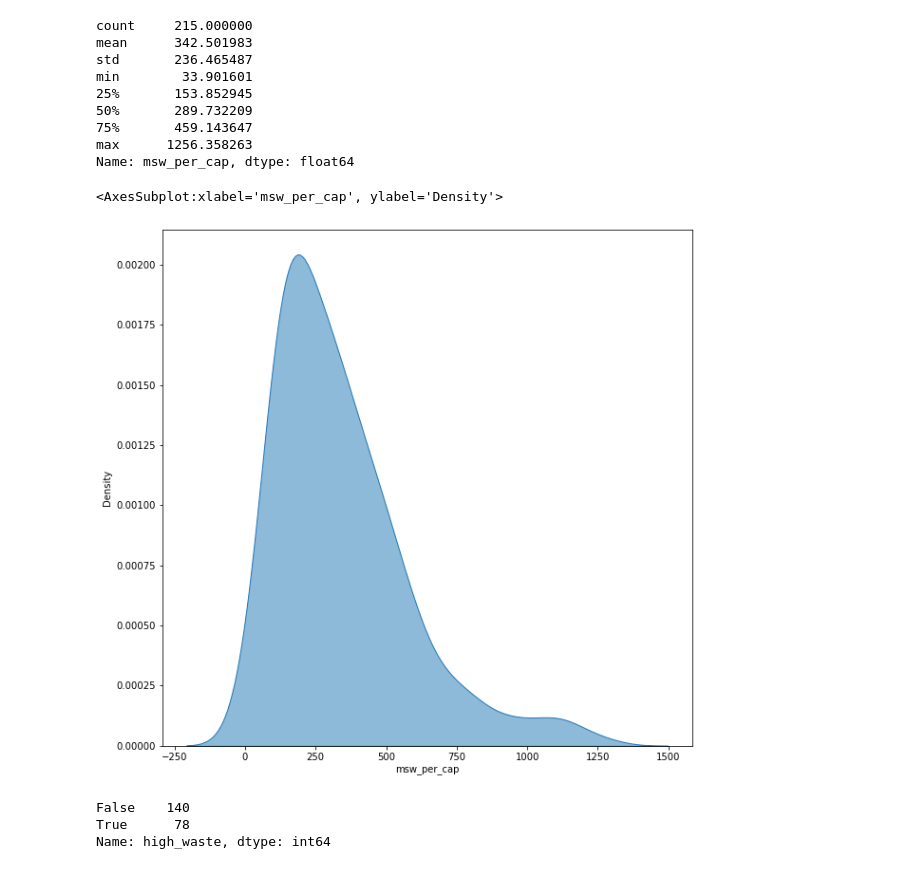
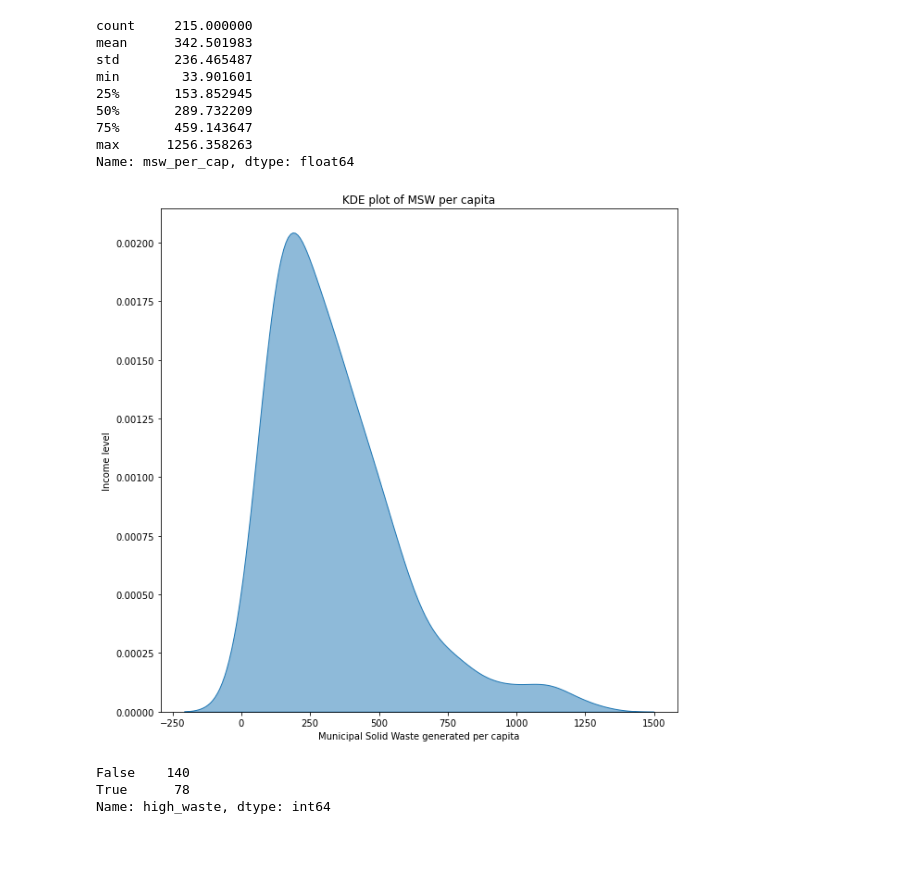
Before and after one commit to Nupur-Patil/trashmap, a Jupyter notebook: notebooks/01b_EDA.ipynb, the cells around one changed output. Saved outputs shown, nothing was run; the diff lists cells and outputs as text; code cells hidden in the pictures.

```diff
--- a/notebooks/01b_EDA.ipynb
+++ b/notebooks/01b_EDA.ipynb
@@ -36,7 +36,12 @@ df
 # %%
 df = df.rename(columns = {'population_population_number_of_people': 'population',
                           'total_msw_total_msw_generated_tons_year': 'total_msw',
-                          'income_id': 'income'
+                          'income_id': 'income',
+                          'other_information_national_agency_to_enforce_solid_waste_laws_and_regulations': 'national_agency',
+                          'other_information_national_law_governing_solid_waste_management_in_the_country': 'national_law',
+                          'other_information_ppp_rules_and_regulations':'ppp',
+                          'other_information_summary_of_key_solid_waste_information_made_available_to_the_public': 'summary_available',
+                          'other_information_information_system_for_solid_waste_management': 'information_system'
                          })
 df['msw_per_cap'] = df['total_msw'] / df['population'] * 907.185 #converting to kg waste per person per year
 df
@@ -66,12 +71,19 @@ min        33.901601
 75%       459.143647
 max      1256.358263
 Name: msw_per_cap, dtype: float64
+# %%
+path_to_dataset = r'C:\\Users\\patil\\Documents\\GitHub\\trashmap\\data\\processed'
+filename = '01b_msw_per_cap_kdeplot.jpeg'
+full_file_path = os.path.join(path_to_dataset, filename)
 # %%
 plt.figure(figsize = (10,10))
 sns.kdeplot(data=df, x = 'msw_per_cap', fill= True, alpha = 0.5)
+plt.title(f'KDE plot of MSW per capita')
+plt.xlabel('Municipal Solid Waste generated per capita')
+plt.ylabel('Income level')
+plt.savefig(full_file_path)
 # %% [output]
-<AxesSubplot:xlabel='msw_per_cap', ylabel='Density'>
-[figure, old version]
+[figure, new version]
 # %%
 df['high_waste'] = df['msw_per_cap'] >= 365
 df['high_waste'].value_counts()
```
Also changed, not shown: parts of 7 cells of this notebook, 3 other files.
